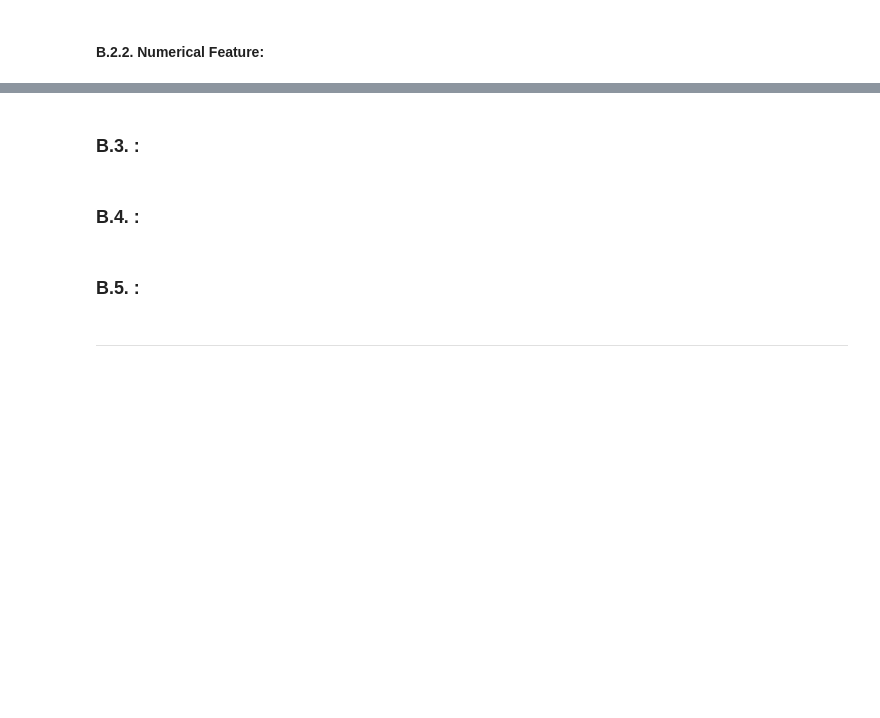
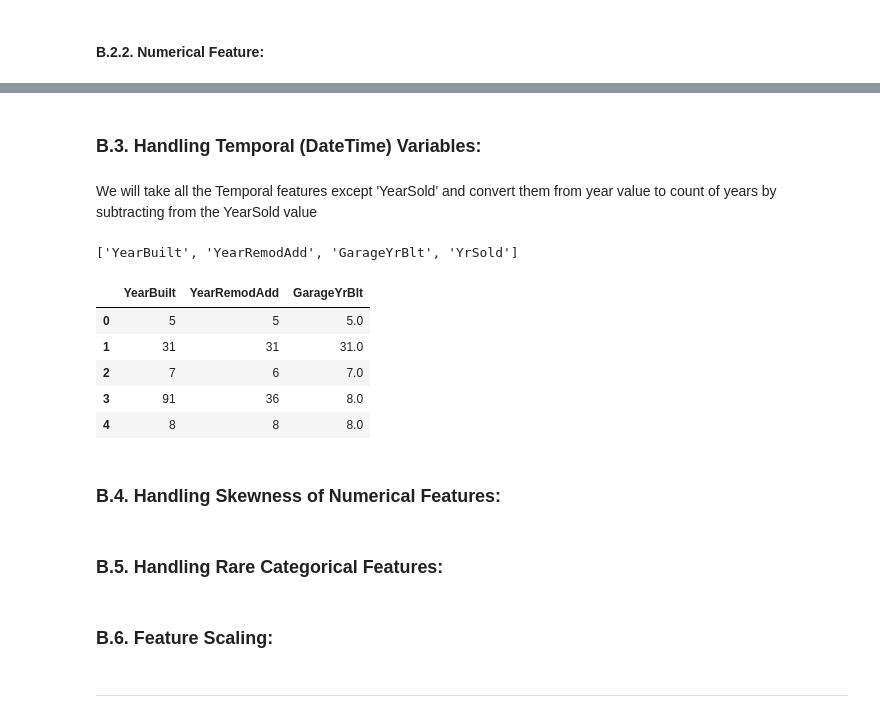
Before and after one commit to arpanmndl/house-price-prediction, a Jupyter notebook: house-price-prediction.ipynb, the cells around one changed output, grey strips where cells are left out. Cells and saved outputs as stored; diff of their text form; code cells hidden in the pictures; blank space fills up the shorter version.

```diff
--- a/house-price-prediction.ipynb
+++ b/house-price-prediction.ipynb
@@ -534,8 +534,8 @@ X_train, X_test, y_train, y_test = train_test_split(tr_data, tr_data['SalePrice'
 # %% [markdown]
 <h4>B.2.1. Categorical Feature:</h4>
 # %%
-features_nan = [feature for feature in tr_data.columns if tr_data[feature].isnull().sum() > 1 and tr_data[feature].dtypes == 'O']
+cat_features_nan = [feature for feature in tr_data.columns if tr_data[feature].isnull().sum() > 1 and tr_data[feature].dtypes == 'O']
 
-for feature in features_nan:
-    print(f"{feature}: {np.round(tr_data[feature].isnull().mean()*100,4)}")
+for feature in cat_features_nan:
+    print(f"{feature}: {np.round(tr_data[feature].isnull().mean()*100,4)}%")
 # %% [output]
@@ -558,0 +559,9 @@ Will replace those missing values of the Categorical features with new label.
+# %%
+def replace_nan_cat_features(tr_data, cat_features_nan):
+    data = tr_data.copy()
+    data[cat_features_nan] = data[cat_features_nan].fillna('Missing')
+    return data
+
+tr_data = replace_nan_cat_features(tr_data, cat_features_nan)
+
+tr_data[cat_features_nan].isnull().sum()
@@ -559,2 +587,7 @@ Will replace those missing values of the Categorical features with new label.
 # %% [markdown]
 <h4>B.2.2. Numerical Feature:</h4>
+# %%
+num_features_nan = [feature for feature in numerical_features if tr_data[feature].isnull().sum()]
+
+for feature in num_features_nan:
+    print(f"{feature}: {np.round(tr_data[feature].isnull().mean()*100,4)}%")
@@ -560,0 +599,10 @@ Will replace those missing values of the Categorical features with new label.
+# %%
+for feature in num_features_nan:
+    # calculating median value since there are outliers
+    median_val = tr_data[feature].median()
+
+    # creating a new feature to capture nan values
+    tr_data[feature+'_nan'] = np.where(tr_data[feature].isnull(), 1, 0) # to keep info about the records which were nan value before replacing them with median value
+    tr_data[feature].fillna(median_val, inplace = True)
+
+tr_data[num_features_nan].isnull().sum()
@@ -561,9 +625,29 @@ Will replace those missing values of the Categorical features with new label.
 # %% [markdown]
-<h3> B.3. : </h3>
+<h3> B.3. Handling Temporal (DateTime) Variables: </h3>
+# %% [markdown]
+We will take all the Temporal features except 'YearSold' and convert them from year value to count of years by subtracting from the YearSold value
+# %%
+temporal_features
+# %% [output]
+['YearBuilt', 'YearRemodAdd', 'GarageYrBlt', 'YrSold']
+# %%
+for feature in ['YearBuilt', 'YearRemodAdd', 'GarageYrBlt']:
+    tr_data[feature] = tr_data['YrSold'] - tr_data[feature]
+
+tr_data[['YearBuilt', 'YearRemodAdd', 'GarageYrBlt']].head()
+# %% [output]
+|  | YearBuilt | YearRemodAdd | GarageYrBlt |
+| 0 | 5 | 5 | 5.0 |
+| 1 | 31 | 31 | 31.0 |
+| 2 | 7 | 6 | 7.0 |
+| 3 | 91 | 36 | 8.0 |
+| 4 | 8 | 8 | 8.0 |
 # %% [markdown]
-<h3> B.4. : </h3>
+<h3> B.4. Handling Skewness of Numerical Features: </h3>
 # %% [markdown]
-<h3> B.5. : </h3>
+<h3> B.5. Handling Rare Categorical Features: </h3>
+# %% [markdown]
+<h3> B.6. Feature Scaling: </h3>
 # %% [markdown]
 ---
 # %% [markdown]
```
Also changed, not shown: parts of 7 cells of this notebook.
